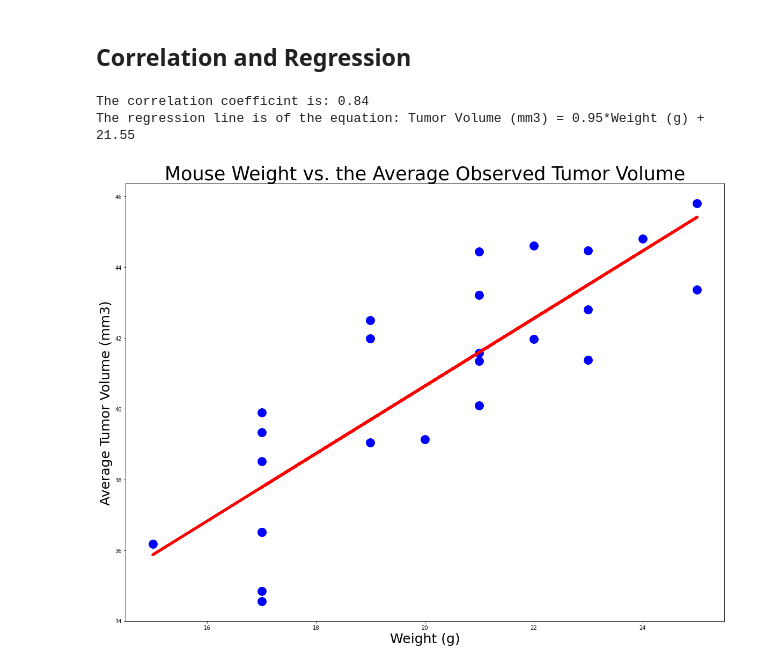
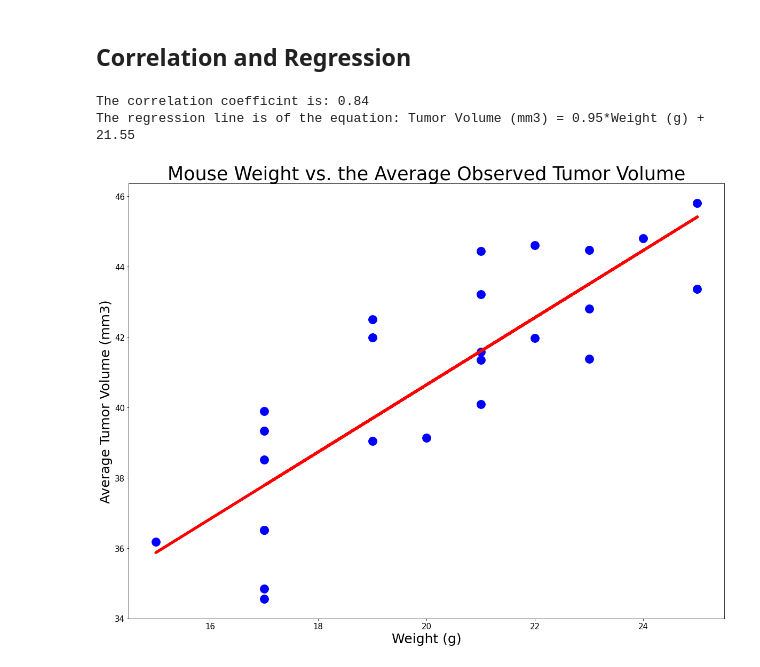
Before and after one commit to aliciahlavac/Pymaceuticals_Challenge, a Jupyter notebook: pymaceuticals.ipynb, the cells around one changed output. Cells and saved outputs as stored; diff of their text form; code cells hidden in the pictures.

```diff
--- a/pymaceuticals.ipynb
+++ b/pymaceuticals.ipynb
@@ -375,33 +375,30 @@ plt.show()
 # %%
 # Calculate the correlation coefficient and a linear regression model
 # for mouse weight and average observed tumor volume for the entire Capomulin regimen
 x_values = avg_df["Weight (g)"]
 y_values = avg_df["Tumor Volume (mm3)"]
 (slope, intercept, rvalue, pvalue, stderr) = st.linregress(x_values, y_values)
 print(f"The correlation coefficint is: {round(rvalue,2)}")
 print(f"The regression line is of the equation: Tumor Volume (mm3) = {round(slope,2)}*Weight (g) + {round(intercept,2)}")
 
 # Plot the figure (I'm not sure if this was required, but it was in the starter file so I included it)
 fig1, ax1 = plt.subplots(figsize = (20,15))
 # Add title
 plt.title("Mouse Weight vs. the Average Observed Tumor Volume",
           fontsize = 35)
 # Add x and y labels
 plt.xlabel("Weight (g)", fontsize = 25)
 plt.ylabel("Average Tumor Volume (mm3)", fontsize = 25)
-# Change x and y tick size
-plt.rc('xtick', labelsize=15)
-plt.rc('ytick', labelsize=15)
 # Plot the scatter plot
 plt.scatter(avg_df["Weight (g)"], avg_df["Tumor Volume (mm3)"],
             s = 250, marker="o", color="blue")
 # Get the regression line
 regress_values = x_values * slope + intercept
 # Plot the regression line on the scatterplot
 plt.plot(x_values, regress_values, "r-", linewidth = 5)
 # Show the scatterplot
 plt.show()
 # %% [output]
 The correlation coefficint is: 0.84
 The regression line is of the equation: Tumor Volume (mm3) = 0.95*Weight (g) + 21.55
-[figure, old version]
+[figure, new version]
```
